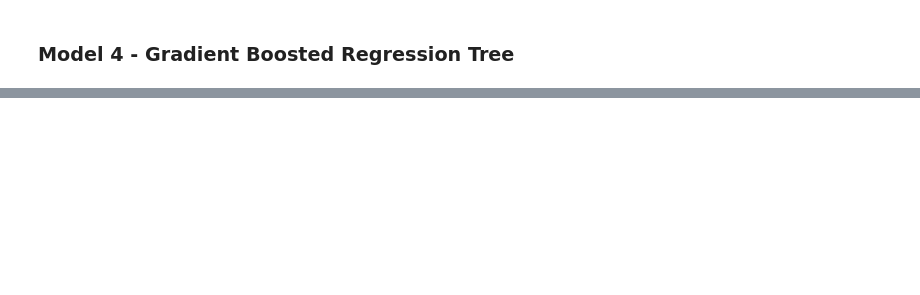
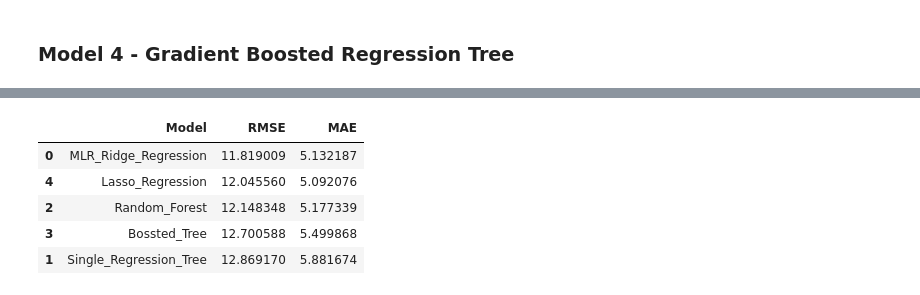
Before and after one commit to kebreeze/590project3, a Jupyter notebook: BreezeProject3.ipynb, the cells around one changed output, grey strips where cells are left out. Saved outputs shown, nothing was run; the diff lists cells and outputs as text; code cells hidden in the pictures; blank space fills up the shorter version.

Commit message:
all models complete

```diff
--- a/BreezeProject3.ipynb
+++ b/BreezeProject3.ipynb
@@ -1037,0 +1044,6 @@ Random Forest TEST MAE: 5.311814540444188
+# %%
+gbt_rmse = regression_eval.evaluate(gbt_pred, {regression_eval.metricName:'rmse'})
+gbt_mae = regression_eval.evaluate(gbt_pred,{regression_eval.metricName:'mae'})
+
+print(f"GBT Test  RMSE: {gbt_rmse}")
+print(f"GBT Test MAE: {gbt_mae}")
@@ -1039,0 +1055,9 @@ Random Forest TEST MAE: 5.311814540444188
+# %%
+# Getting predictions for our test set based on the LASSO model selected using cv on our training set
+lasso_pred = lasso_cv_model.transform(test)
+# %%
+lasso_rmse = regression_eval.evaluate(lasso_pred, {regression_eval.metricName:'rmse'})
+lasso_mae = regression_eval.evaluate(lasso_pred,{regression_eval.metricName:'mae'})
+
+print(f"Lasso Test  RMSE: {lasso_rmse}")
+print(f"Lasso Test MAE: {lasso_mae}")
@@ -1039,0 +1069,5 @@ Random Forest TEST MAE: 5.311814540444188
+# %%
+model_performance = {'Model':['MLR_Ridge_Regression', 'Single_Regression_Tree', 'Random_Forest', 'Bossted_Tree', 'Lasso_Regression'],
+                     'RMSE':[MLR_rmse, srt_rmse, rf_rmse, gbt_rmse, lasso_rmse],
+                     'MAE':[MLR_mae, srt_mae, rf_mae, gbt_mae, lasso_mae]
+                    }
@@ -1039,0 +1078,9 @@ Random Forest TEST MAE: 5.311814540444188
+# %%
+pd.DataFrame(model_performance).sort_values('RMSE')
+# %% [output]
+|  | Model | RMSE | MAE |
+| 0 | MLR_Ridge_Regression | 11.819009 | 5.132187 |
+| 4 | Lasso_Regression | 12.045560 | 5.092076 |
+| 2 | Random_Forest | 12.148348 | 5.177339 |
+| 3 | Bossted_Tree | 12.700588 | 5.499868 |
+| 1 | Single_Regression_Tree | 12.869170 | 5.881674 |
```
Also changed, not shown: parts of 41 cells of this notebook.
